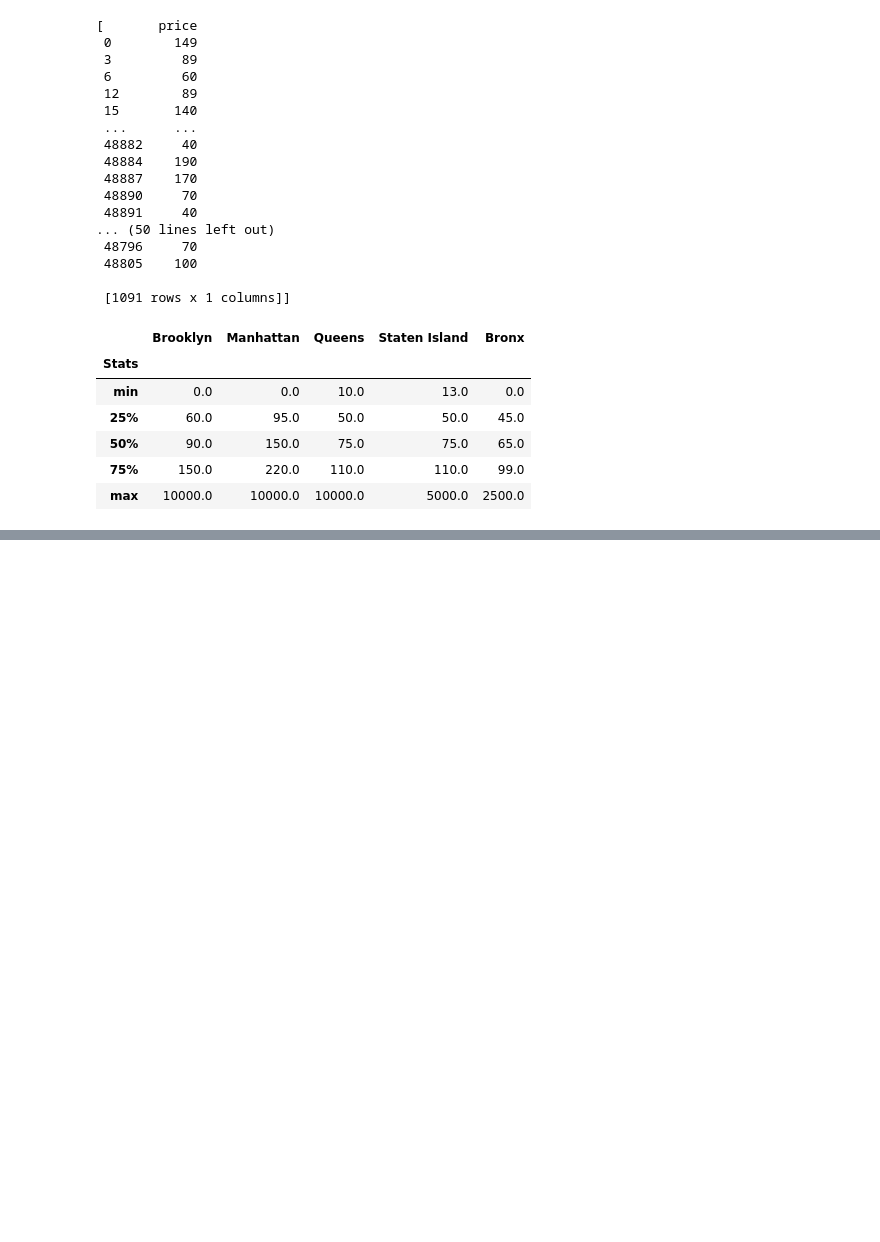
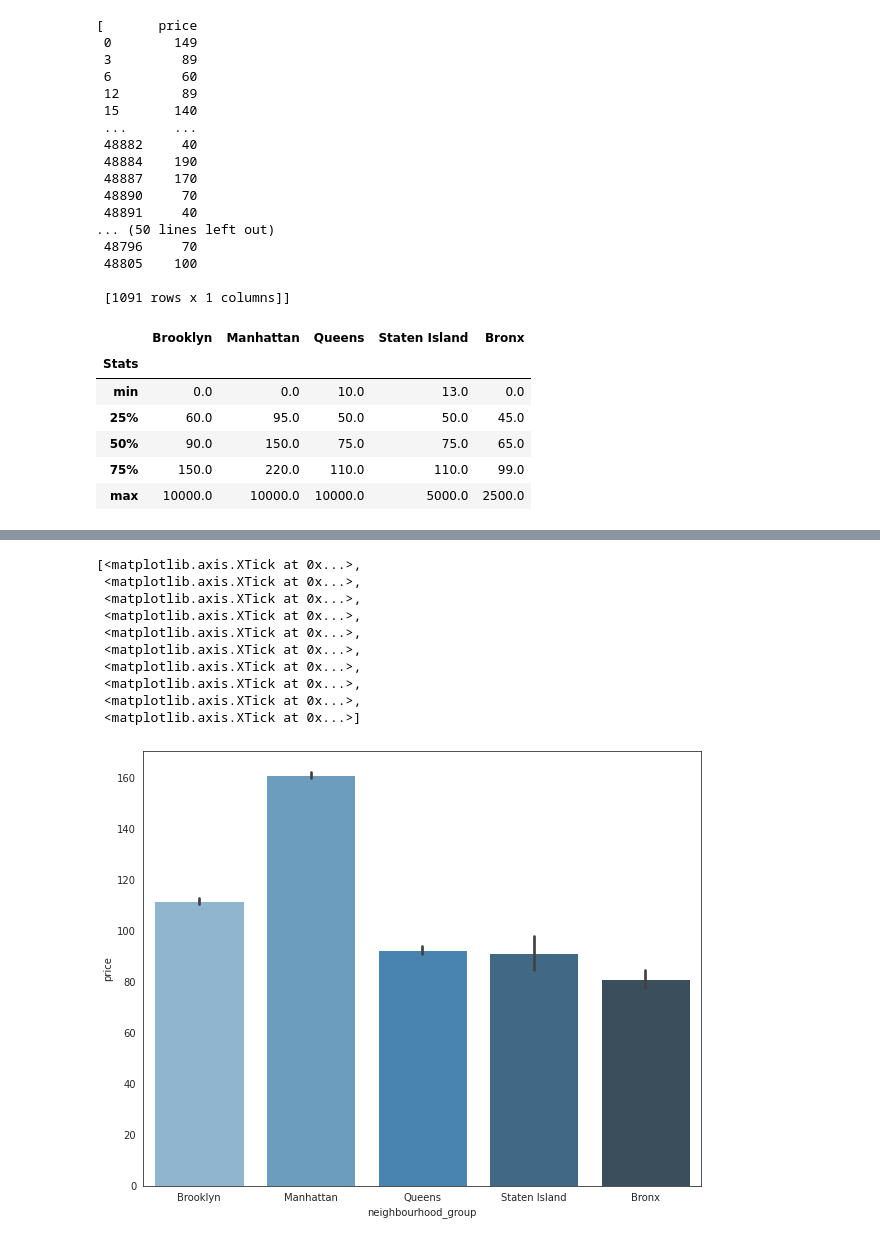
Before and after one commit to Creatrohit9/AIRBNB-PROJECT-1-CAPSTON, a Jupyter notebook: MD1WK4ROHIT_Airbnb_Bookings_Analysis_Capstone_Project.ipynb, the cells around one changed output, grey strips where cells are left out. Cells and saved outputs as stored; diff of their text form; code cells hidden in the pictures; blank space fills up the shorter version.

Commit message:
commit for visual2

```diff
--- a/MD1WK4ROHIT_Airbnb_Bookings_Analysis_Capstone_Project.ipynb
+++ b/MD1WK4ROHIT_Airbnb_Bookings_Analysis_Capstone_Project.ipynb
@@ -412,3 +411,8 @@ stat_df
 | 50% | 90.0 | 150.0 | 75.0 | 75.0 | 65.0 |
 | 75% | 150.0 | 220.0 | 110.0 | 110.0 | 99.0 |
 | max | 10000.0 | 10000.0 | 10000.0 | 5000.0 | 2500.0 |
+# %%
+#after seeing statistic table we can easily observ that we have some extreem value so for we need to remove it for better visualisation
+# creating a sub data frame with value less than 500
+sub_data=airbnb_df[airbnb_df.price<500]
+sub_data
@@ -414,0 +433,18 @@ stat_df
+# %%
+visual2=sns.barplot(x='neighbourhood_group',y='price',data=sub_data,palette="Blues_d")
+visual1.set_title('price of each neighbourhood_group ')
+visual1.set_ylabel('price')
+visual1.set_xlabel('neighbourhood_group')
+visual1.set_xticks(visual1.get_xticks())
+# %% [output]
+[<matplotlib.axis.XTick at 0x...>,
+ <matplotlib.axis.XTick at 0x...>,
+ <matplotlib.axis.XTick at 0x...>,
+ <matplotlib.axis.XTick at 0x...>,
+ <matplotlib.axis.XTick at 0x...>,
+ <matplotlib.axis.XTick at 0x...>,
+ <matplotlib.axis.XTick at 0x...>,
+ <matplotlib.axis.XTick at 0x...>,
+ <matplotlib.axis.XTick at 0x...>,
+ <matplotlib.axis.XTick at 0x...>]
+[figure, added]
```
Also changed, not shown: parts of 2 cells of this notebook.
